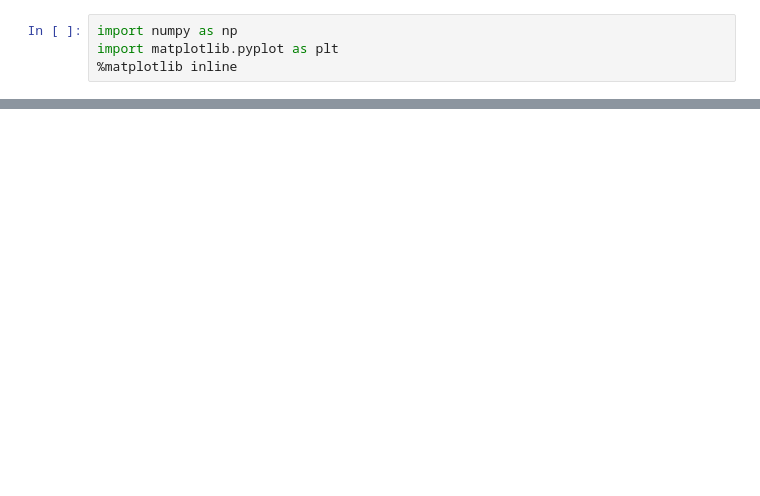
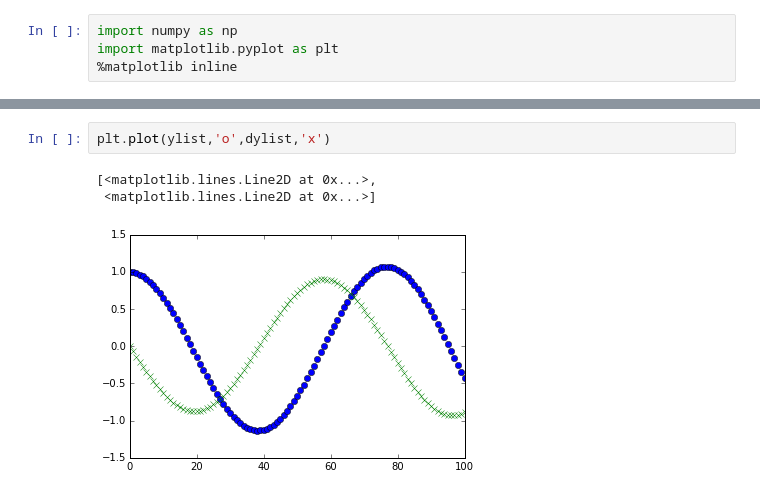
Before and after one commit to rahulporuri/computational_physics, a Jupyter notebook: rk2_simple_harmonic_oscillator.ipynb, the cells around one changed output, grey strips where cells are left out. Cells and saved outputs as stored; diff of their text form; blank space fills up the shorter version.

```diff
--- a/rk2_simple_harmonic_oscillator.ipynb
+++ b/rk2_simple_harmonic_oscillator.ipynb
@@ -17,0 +36,6 @@ dylist.append(dy)
+# %%
+plt.plot(ylist,'o',dylist,'x')
+# %% [output]
+[<matplotlib.lines.Line2D at 0x...>,
+ <matplotlib.lines.Line2D at 0x...>]
+[figure, added]
```
Also changed, not shown: parts of 10 cells of this notebook.
